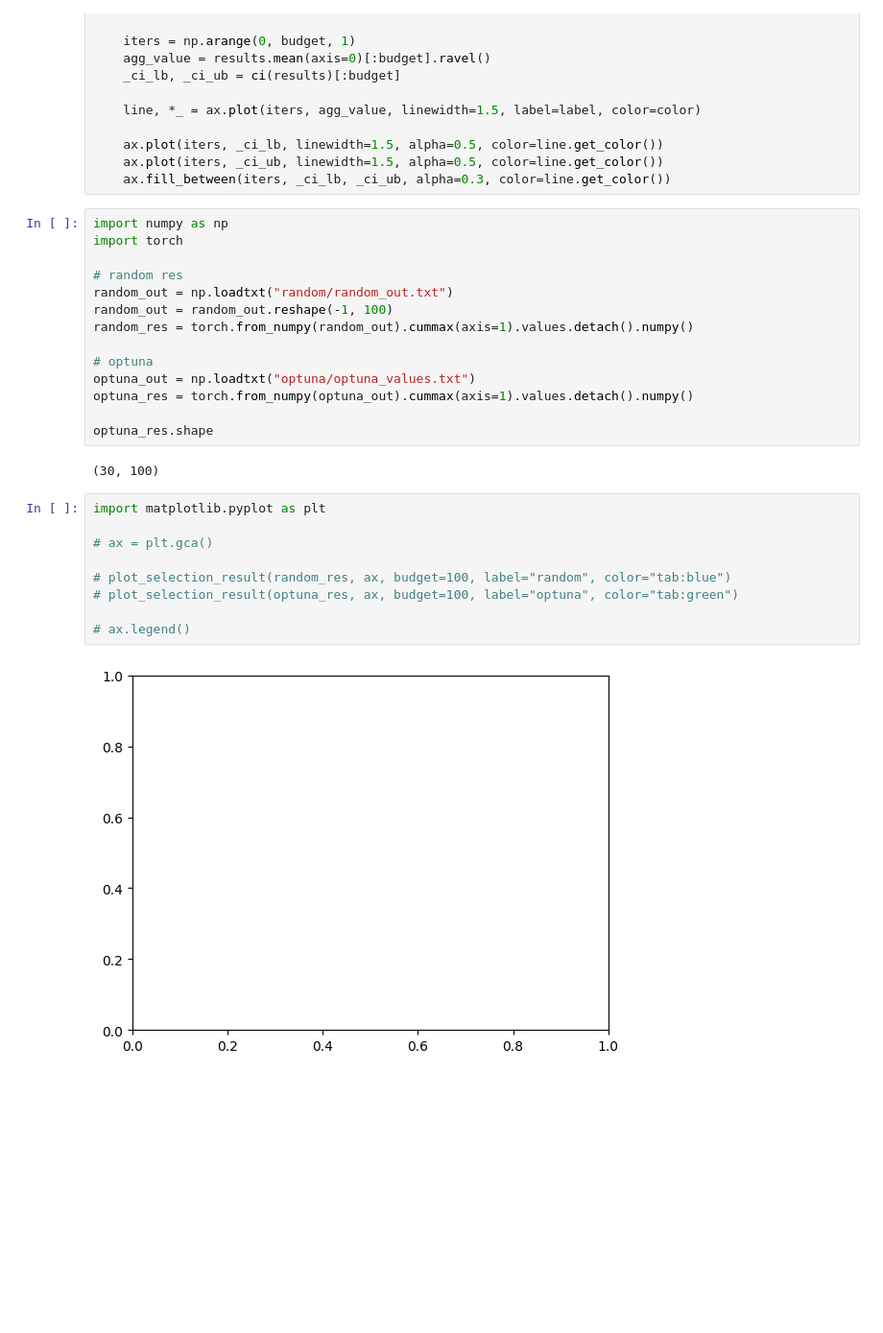
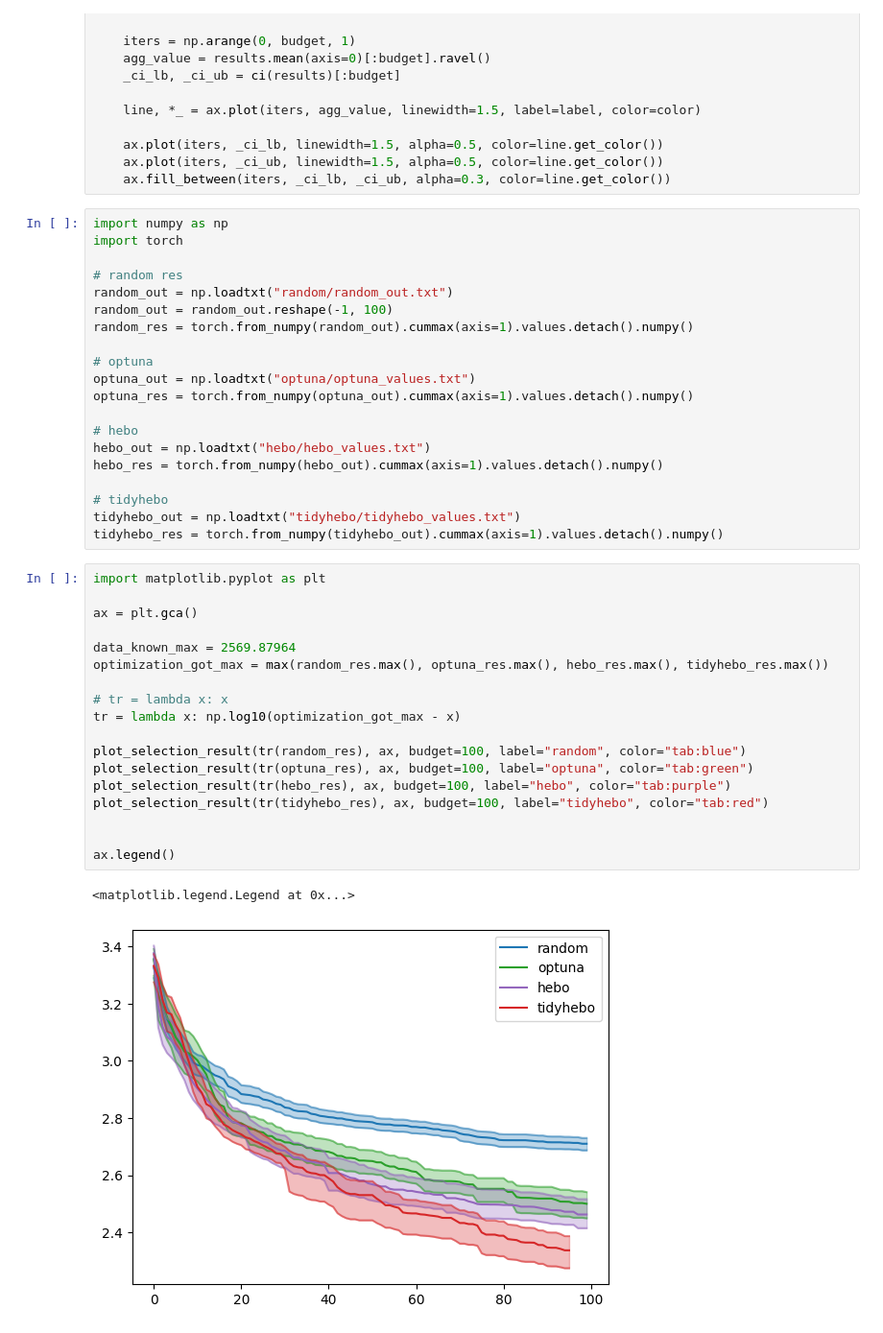
Before and after one commit to Ch-LZ/tidyhebo, a Jupyter notebook: sync2envs/hplc/hplc.ipynb, the cells around one changed output. Shown at 96% size. Cells and saved outputs as stored; diff of their text form; blank space fills up the shorter version.

Commit message:
[ hplc ] all results

```diff
--- a/sync2envs/hplc/hplc.ipynb
+++ b/sync2envs/hplc/hplc.ipynb
@@ -37,17 +37,31 @@ random_res = torch.from_numpy(random_out).cummax(axis=1).values.detach().numpy()
 optuna_out = np.loadtxt("optuna/optuna_values.txt")
 optuna_res = torch.from_numpy(optuna_out).cummax(axis=1).values.detach().numpy()
 
-optuna_res.shape
+# hebo
+hebo_out = np.loadtxt("hebo/hebo_values.txt")
+hebo_res = torch.from_numpy(hebo_out).cummax(axis=1).values.detach().numpy()
+
+# tidyhebo
+tidyhebo_out = np.loadtxt("tidyhebo/tidyhebo_values.txt")
+tidyhebo_res = torch.from_numpy(tidyhebo_out).cummax(axis=1).values.detach().numpy()
-# %% [output]
-(30, 100)
 # %%
 import matplotlib.pyplot as plt
 
-# ax = plt.gca()
+ax = plt.gca()
 
-# plot_selection_result(random_res, ax, budget=100, label="random", color="tab:blue")
-# plot_selection_result(optuna_res, ax, budget=100, label="optuna", color="tab:green")
+data_known_max = 2569.87964
+optimization_got_max = max(random_res.max(), optuna_res.max(), hebo_res.max(), tidyhebo_res.max())
 
-# ax.legend()
+# tr = lambda x: x
+tr = lambda x: np.log10(optimization_got_max - x)
+
+plot_selection_result(tr(random_res), ax, budget=100, label="random", color="tab:blue")
+plot_selection_result(tr(optuna_res), ax, budget=100, label="optuna", color="tab:green")
+plot_selection_result(tr(hebo_res), ax, budget=100, label="hebo", color="tab:purple")
+plot_selection_result(tr(tidyhebo_res), ax, budget=100, label="tidyhebo", color="tab:red")
+
+
+ax.legend()
 # %% [output]
+<matplotlib.legend.Legend at 0x...>
-[figure, old version]
+[figure, new version]
```
Also changed, not shown: parts of 1 cell of this notebook, 12 other files.
